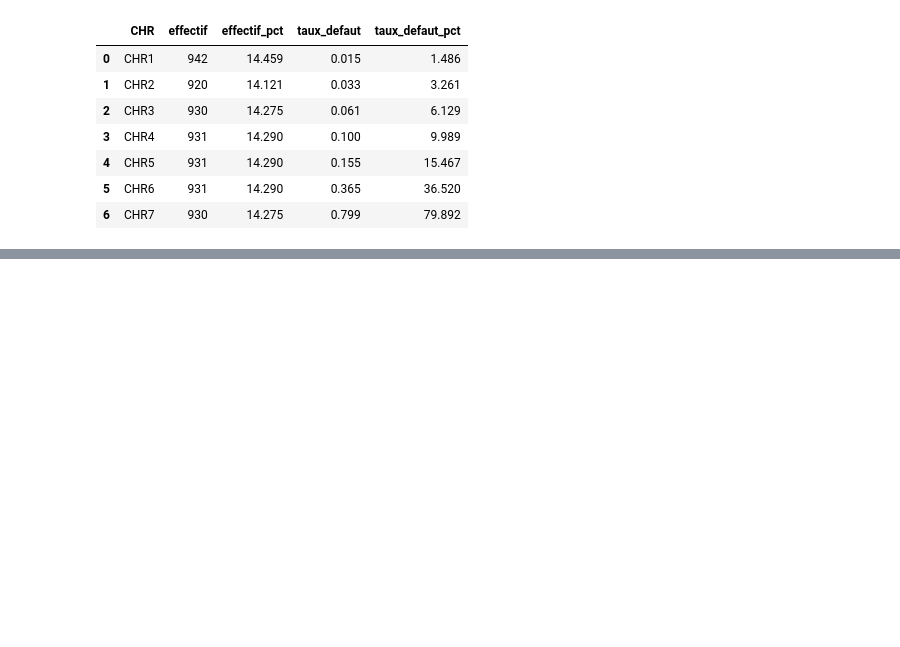
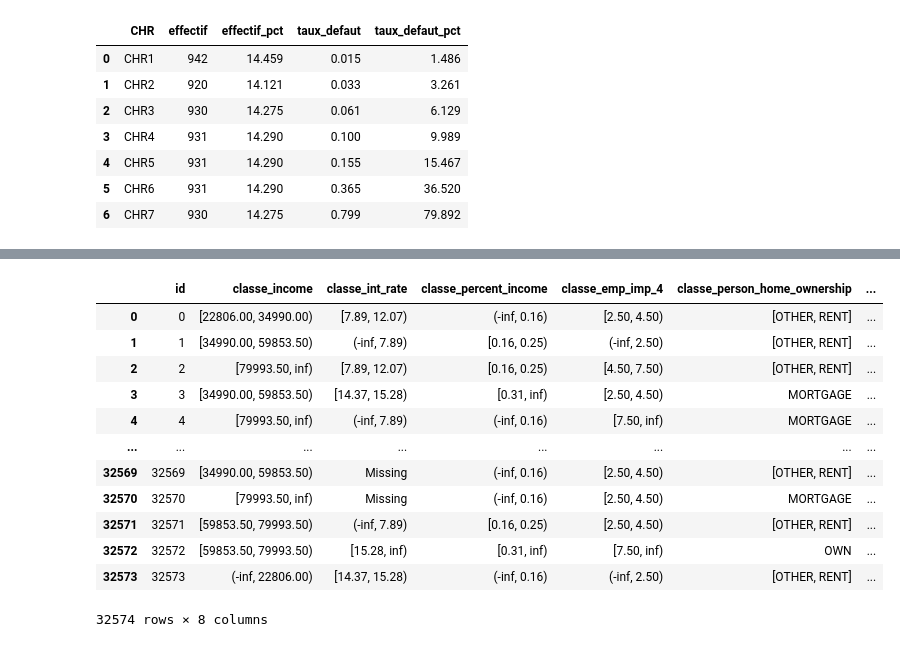
Before and after one commit to jbcheze/Scoring_Project, a Jupyter notebook: notebook/exploration.ipynb, the cells around one changed output, grey strips where cells are left out. Cells and saved outputs as stored; diff of their text form; code cells hidden in the pictures; blank space fills up the shorter version.

Commit message:
création dataset all train + test avec score et chr

```diff
--- a/notebook/exploration.ipynb
+++ b/notebook/exploration.ipynb
@@ -1578,0 +1604,2 @@ chr_stats
+# %%
+X_combined = pd.concat([X_train, X_test], ignore_index=True)
@@ -1578,0 +1622,18 @@ chr_stats
+# %%
+X_combined = X_combined.reset_index().rename(columns={'index': 'id'})
+# %%
+X_combined
+# %% [output]
+|  | id | classe_income | classe_int_rate | classe_percent_income | classe_emp_imp_4 | classe_person_home_ownership | ... |
+| 0 | 0 | [22806.00, 34990.00) | [7.89, 12.07) | (-inf, 0.16) | [2.50, 4.50) | [OTHER, RENT] | ... |
+| 1 | 1 | [34990.00, 59853.50) | (-inf, 7.89) | [0.16, 0.25) | (-inf, 2.50) | [OTHER, RENT] | ... |
+| 2 | 2 | [79993.50, inf) | [7.89, 12.07) | [0.16, 0.25) | [4.50, 7.50) | [OTHER, RENT] | ... |
+| 3 | 3 | [34990.00, 59853.50) | [14.37, 15.28) | [0.31, inf) | [2.50, 4.50) | MORTGAGE | ... |
+| 4 | 4 | [79993.50, inf) | (-inf, 7.89) | (-inf, 0.16) | [7.50, inf) | MORTGAGE | ... |
+| ... | ... | ... | ... | ... | ... | ... | ... |
+| 32569 | 32569 | [34990.00, 59853.50) | Missing | (-inf, 0.16) | [2.50, 4.50) | [OTHER, RENT] | ... |
+| 32570 | 32570 | [79993.50, inf) | Missing | (-inf, 0.16) | [2.50, 4.50) | MORTGAGE | ... |
+| 32571 | 32571 | [59853.50, 79993.50) | (-inf, 7.89) | [0.16, 0.25) | [2.50, 4.50) | [OTHER, RENT] | ... |
+| 32572 | 32572 | [59853.50, 79993.50) | [15.28, inf) | [0.31, inf) | [7.50, inf) | OWN | ... |
+| 32573 | 32573 | (-inf, 22806.00) | [14.37, 15.28) | (-inf, 0.16) | (-inf, 2.50) | [OTHER, RENT] | ... |
+32574 rows × 8 columns
```
Also changed, not shown: parts of 19 cells of this notebook.
